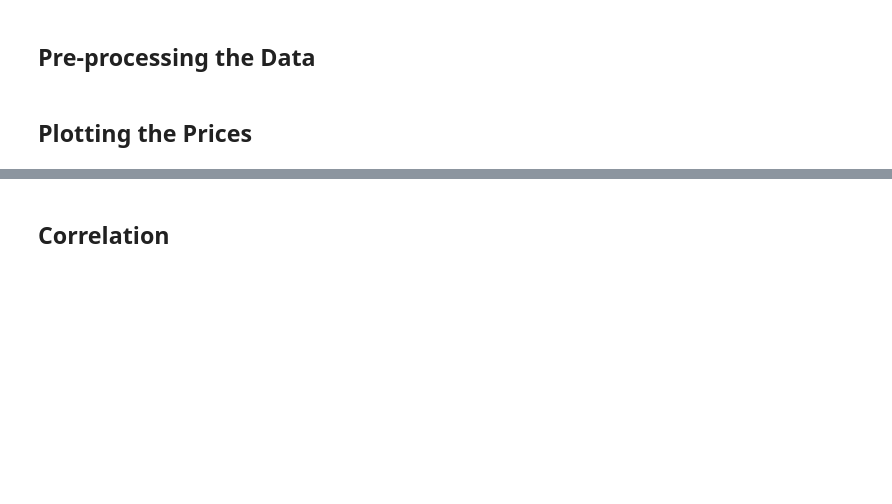
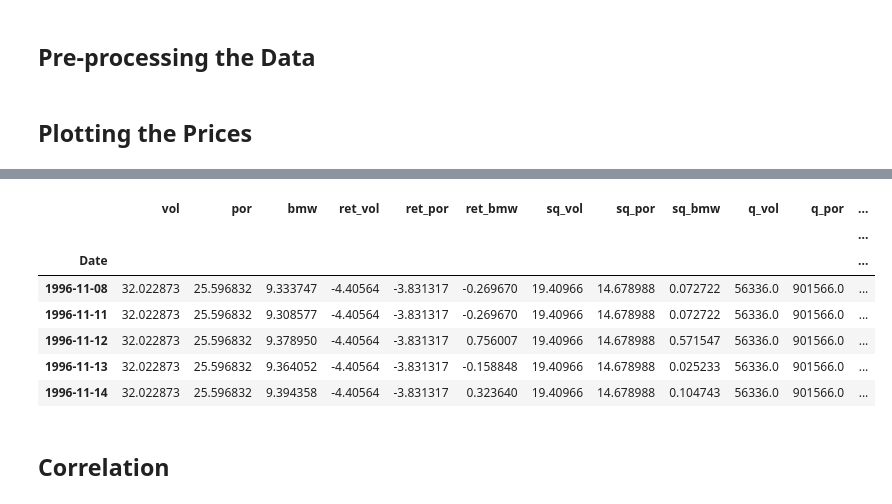
Before and after one commit to abdalrahmenyousifMohamed/ML, a Jupyter notebook: TimeSeries/BusinessCaseCompleted.ipynb, the cells around one changed output, grey strips where cells are left out. Cells and saved outputs as stored; diff of their text form; code cells hidden in the pictures; blank space fills up the shorter version.

```diff
--- a/TimeSeries/BusinessCaseCompleted.ipynb
+++ b/TimeSeries/BusinessCaseCompleted.ipynb
@@ -110,3 +172,14 @@ plt.show()
+# %%
+df.head()
+# %% [output]
+|  | vol | por | bmw | ret_vol | ret_por | ret_bmw | sq_vol | sq_por | sq_bmw | q_vol | q_por | ... |
+|  |  |  |  |  |  |  |  |  |  |  |  | ... |
+| Date |  |  |  |  |  |  |  |  |  |  |  | ... |
+| 1996-11-08 | 32.022873 | 25.596832 | 9.333747 | -4.40564 | -3.831317 | -0.269670 | 19.40966 | 14.678988 | 0.072722 | 56336.0 | 901566.0 | ... |
+| 1996-11-11 | 32.022873 | 25.596832 | 9.308577 | -4.40564 | -3.831317 | -0.269670 | 19.40966 | 14.678988 | 0.072722 | 56336.0 | 901566.0 | ... |
+| 1996-11-12 | 32.022873 | 25.596832 | 9.378950 | -4.40564 | -3.831317 | 0.756007 | 19.40966 | 14.678988 | 0.571547 | 56336.0 | 901566.0 | ... |
+| 1996-11-13 | 32.022873 | 25.596832 | 9.364052 | -4.40564 | -3.831317 | -0.158848 | 19.40966 | 14.678988 | 0.025233 | 56336.0 | 901566.0 | ... |
+| 1996-11-14 | 32.022873 | 25.596832 | 9.394358 | -4.40564 | -3.831317 | 0.323640 | 19.40966 | 14.678988 | 0.104743 | 56336.0 | 901566.0 | ... |
 # %% [markdown]
 ## Correlation
 # %%
```
Also changed, not shown: parts of 35 cells of this notebook.
